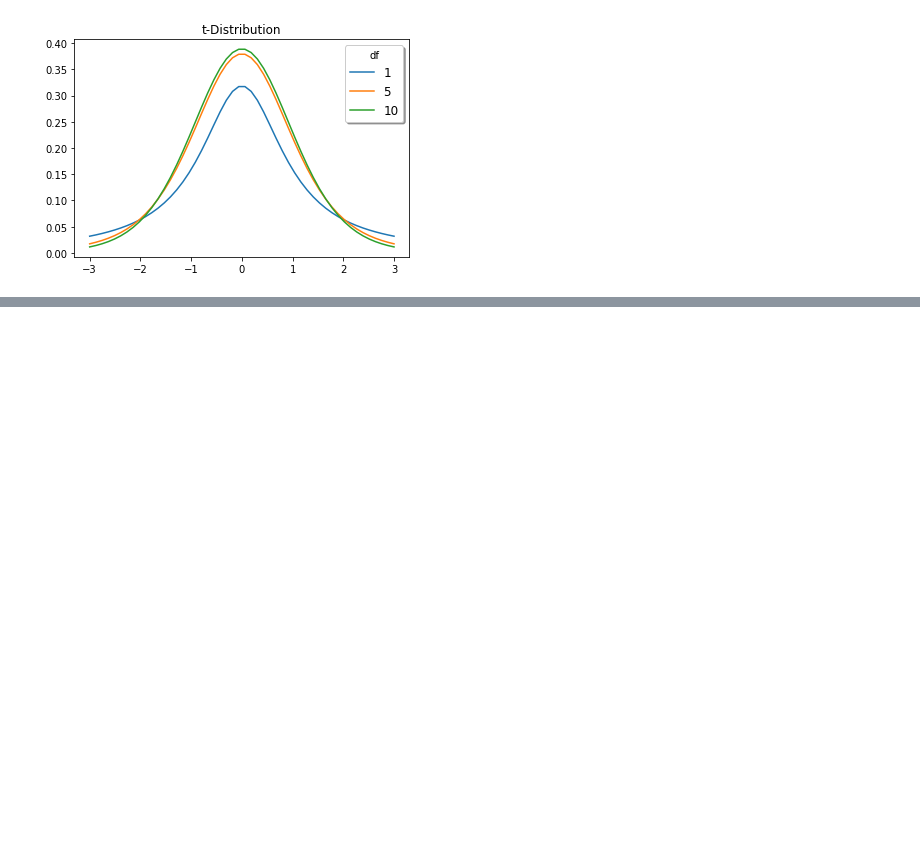
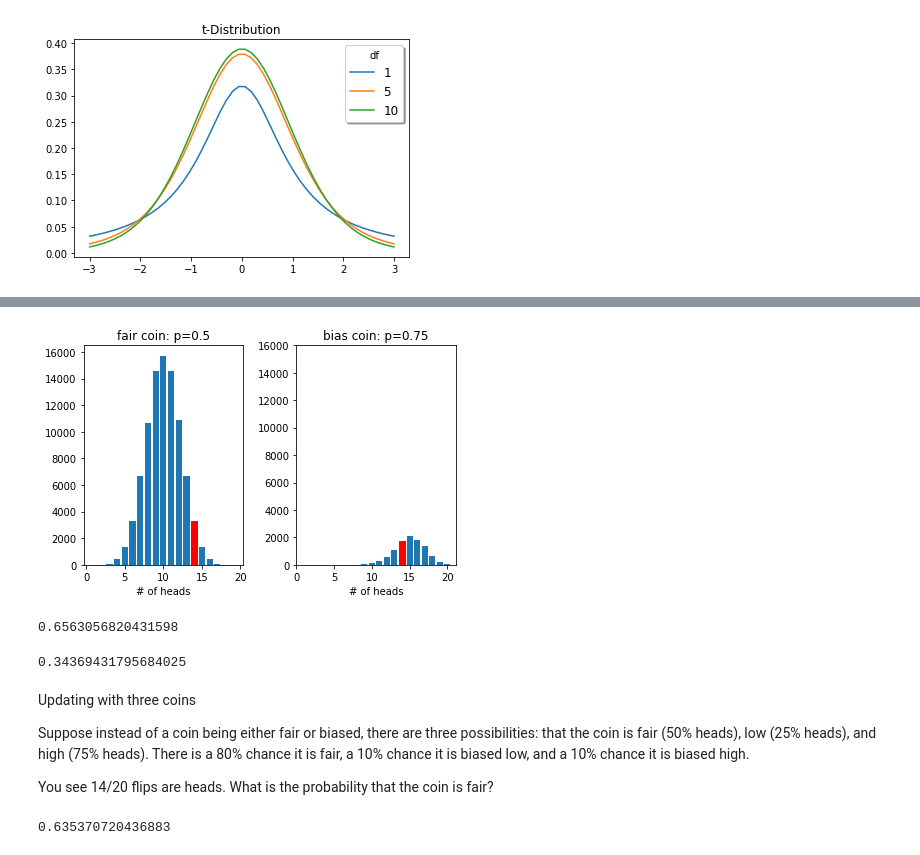
Before and after one commit to AilingLiu/Statistics, a Jupyter notebook: distributions.ipynb, the cells around one changed output, grey strips where cells are left out. Cells and saved outputs as stored; diff of their text form; code cells hidden in the pictures; blank space fills up the shorter version.

```diff
--- a/distributions.ipynb
+++ b/distributions.ipynb
@@ -369,0 +496,61 @@ from [cuemeth]((https://www.cuemath.com/geometric-distribution-formula/):
+# %%
+from scipy.stats import binom
+
+fair_9 = binom.rvs(size=90000, n=20, p=0.5)
+bias_1 = binom.rvs(size=10000, n=20, p=0.75)
+# %%
+import numpy as np
+import matplotlib.pyplot as plt
+
+f_unique, f_counts = np.unique(fair_9, return_counts=True)
+b_unique, b_counts = np.unique(bias_1, return_counts=True)
+
+fig, axes = plt.subplots(1, 2)
+
+axes[0].bar(f_unique, f_counts, label='fair')
+axes[0].set_xticks(range(0, 21, 5))
+axes[0].set_xlabel('# of heads')
+axes[0].set_title('fair coin: p=0.5')
+axes[0].get_children()[np.where(f_unique==14)[0][0]].set_color('r')
+
+axes[1].bar(b_unique, b_counts, label='bias')
+axes[1].set_xticks(range(0, 21, 5))
+axes[1].set_ylim(0, 16000)
+axes[1].set_xlabel('# of heads')
+axes[1].set_title('bias coin: p=0.75')
+axes[1].get_children()[np.where(b_unique==14)[0][0]].set_color('r')
+
+plt.tight_layout()
+plt.show()
+# %% [output]
+[figure, added]
+# %%
+# pr(fair|14 heads)
+
+sum(fair_9==14)/(sum(fair_9==14)+sum(bias_1==14))
+# %% [output]
+0.6563056820431598
+# %%
+# pr(bias|14 heads)
+
+sum(bias_1==14)/(sum(fair_9==14)+sum(bias_1==14))
+# %% [output]
+0.34369431795684025
+# %% [markdown]
+Updating with three coins
+
+Suppose instead of a coin being either fair or biased, there are three possibilities: that the coin is fair (50% heads), low (25% heads), and high (75% heads). There is a 80% chance it is fair, a 10% chance it is biased low, and a 10% chance it is biased high.
+
+You see 14/20 flips are heads. What is the probability that the coin is fair?
+# %%
+# 80% fair, 10% low, 10% high, we can set fair coins = 80k, low coins =10k, high coins=10k
+
+fair = binom.rvs(size=80000, n=20, p=0.5)
+low = binom.rvs(size=10000, n=20, p=0.25)
+high = binom.rvs(size=10000, n=20, p=0.75)
+
+# Given 14 heads, the posterior probability that the coin was fair
+
+sum(fair==14)/(sum(fair==14)+sum(low==14)+sum(high==14))
+# %% [output]
+0.635370720436883
```
Also changed, not shown: parts of 24 cells of this notebook.
